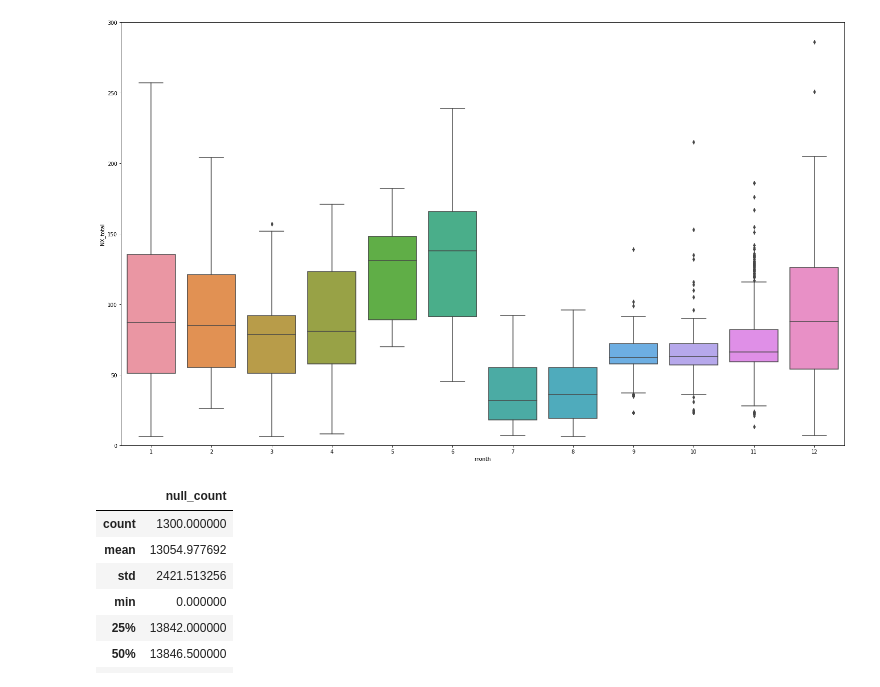
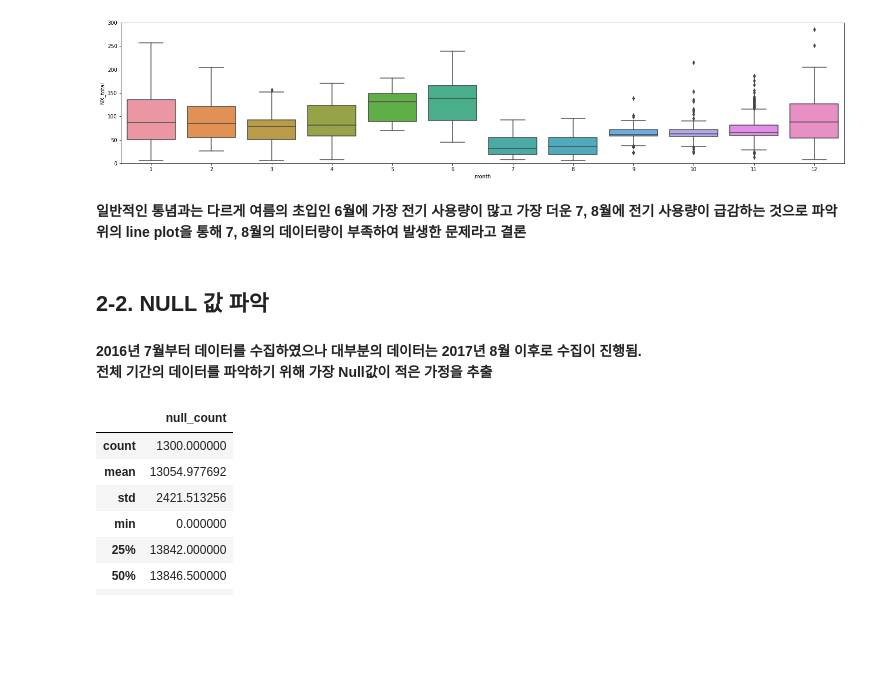
Before and after one commit to Kiminjo/electricity_usage_forecast, a Jupyter notebook: feature_engineering.ipynb, the cells around one changed output. Drawn from its saved outputs; the diff is of its cells as text; code cells hidden in the pictures; blank space fills up the shorter version.

```diff
--- a/feature_engineering.ipynb
+++ b/feature_engineering.ipynb
@@ -35,11 +59,19 @@ plt.show()
 # %%
-fig, ax = plt.subplots(1, 1, figsize = (25, 15))
+fig, ax = plt.subplots(1, 1, figsize = (25, 5))
 
-sns.boxplot(x = 'month', y = 'NX', ax = ax, data = test)
+sns.boxplot(x = 'month', y = 'NX_total', ax = ax, data = test)
 plt.ylim((0, 300))
 plt.show()
 # %% [output]
-[figure, old version]
+[figure, new version]
+# %% [markdown]
+**일반적인 통념과는 다르게 여름의 초입인 6월에 가장 전기 사용량이 많고 가장 더운 7, 8월에 전기 사용량이 급감하는 것으로 파악**
+**위의 line plot을 통해 7, 8월의 데이터량이 부족하여 발생한 문제라고 결론**
+# %% [markdown]
+## 2-2. NULL 값 파악
+# %% [markdown]
+**2016년 7월부터 데이터를 수집하였으나 대부분의 데이터는 2017년 8월 이후로 수집이 진행됨.**
+**전체 기간의 데이터를 파악하기 위해 가장 Null값이 적은 가정을 추출**
 # %%
 null_count = [0] * (train_original.shape[1] -1)
 for length in range(train_original.shape[1] - 1) :
```
Also changed, not shown: parts of 27 cells of this notebook.
